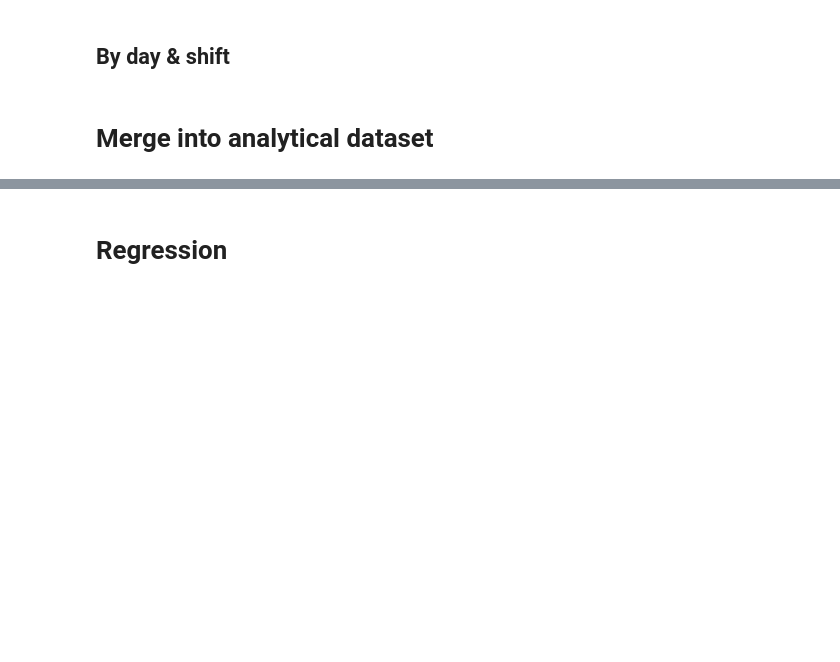
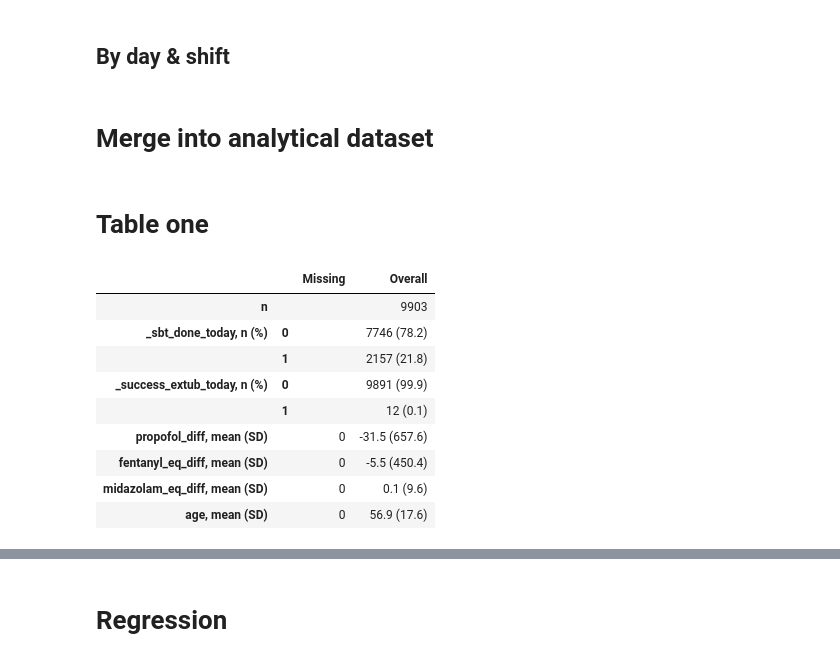
Before and after one commit to Common-Longitudinal-ICU-data-Format/CLIF-epi-of-sedation, a Jupyter notebook: code/sedation_sbt.ipynb, the cells around one changed output, grey strips where cells are left out. Saved outputs shown, nothing was run; the diff lists cells and outputs as text; code cells hidden in the pictures; blank space fills up the shorter version.

```diff
--- a/code/sedation_sbt.ipynb
+++ b/code/sedation_sbt.ipynb
@@ -1115,0 +1213,27 @@ cohort_merged_final.dropna(subset=['age'], inplace=True)
+# %% [markdown]
+# Table one
+# %%
+import tableone
+
+def gen_and_save_tableone(file_name, **kwargs):
+    """
+    Wrapper for tableone.TableOne that automatically saves results to a CSV file.
+
+    Args:
+        data: DataFrame to create table one from
+        file_name: Name for the output file (without extension)
+        **kwargs: All other arguments passed to tableone.TableOne
+
+    Returns:
+        tableone.TableOne object
+    """
+    table = tableone.TableOne(**kwargs)
+    table.to_csv(f'output/final/{SITE_NAME}_{file_name}_{CURRENT_TIME_STR}.csv')
+    return table
+# %%
+q = """
+FROM cohort_merged_final
+SELECT * -- EXCLUDE(hospitalization_id)
+WHERE _nth_day = 1
+"""
+cohort_merged_for_t1 = duckdb.sql(q).df()
@@ -1115,0 +1262,24 @@ cohort_merged_final.dropna(subset=['age'], inplace=True)
+# %%
+outcome_vars = ['_sbt_done_today', '_success_extub_today']
+diff_doses = ['propofol_diff', 'fentanyl_eq_diff', 'midazolam_eq_diff']
+
+cont_vars = ['age'] + diff_doses
+cat_vars = outcome_vars
+
+gen_and_save_tableone(
+    file_name='table_one_day_1',
+    data=cohort_merged_for_t1,
+    continuous=cont_vars,
+    categorical=cat_vars
+)
+# %% [output]
+|  |  | Missing | Overall |
+| n |  |  | 9903 |
+| _sbt_done_today, n (%) | 0 |  | 7746 (78.2) |
+|  | 1 |  | 2157 (21.8) |
+| _success_extub_today, n (%) | 0 |  | 9891 (99.9) |
+|  | 1 |  | 12 (0.1) |
+| propofol_diff, mean (SD) |  | 0 | -31.5 (657.6) |
+| fentanyl_eq_diff, mean (SD) |  | 0 | -5.5 (450.4) |
+| midazolam_eq_diff, mean (SD) |  | 0 | 0.1 (9.6) |
+| age, mean (SD) |  | 0 | 56.9 (17.6) |
```
Also changed, not shown: parts of 29 cells of this notebook.
